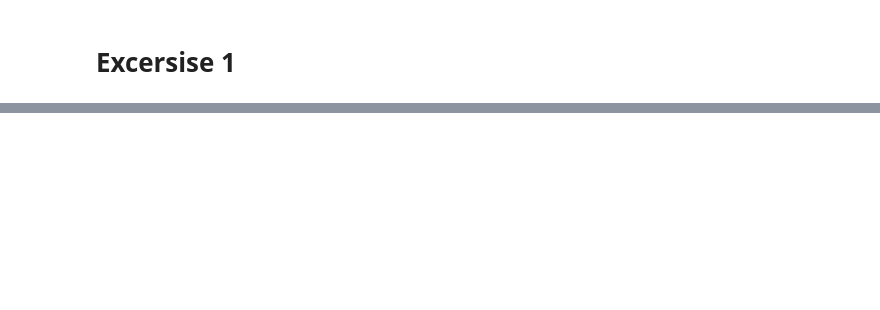
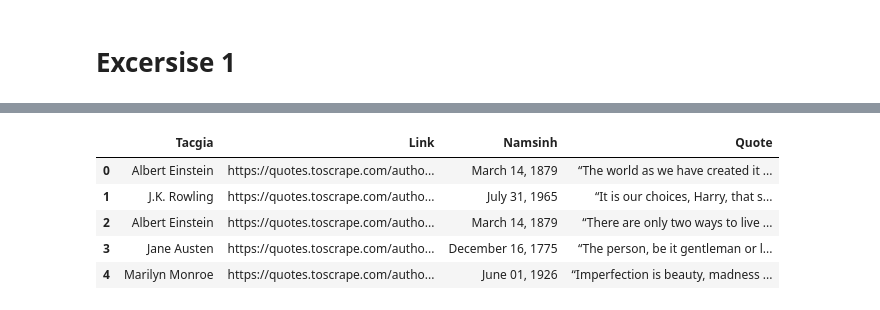
Before and after one commit to nqcccccc/TDTU-MassiveDataProcessing, a Jupyter notebook: Midterm/518H0003-Ex1.ipynb, the cells around one changed output, grey strips where cells are left out. Cells and saved outputs as stored; diff of their text form; code cells hidden in the pictures; blank space fills up the shorter version.

```diff
--- a/Midterm/518H0003-Ex1.ipynb
+++ b/Midterm/518H0003-Ex1.ipynb
@@ -92,7 +91,13 @@ Small:George R.R. Martin
 # %%
-df = pd.DataFrame(info_arr,columns=['Tacgia','Link','Namsinh','Tags','Quote'])
+df = pd.DataFrame(info_arr,columns=['Tacgia','Link','Namsinh','Quote'])
 df.head()
-df.to_csv('my_quotes.csv',index =False)
+# %% [output]
+|  | Tacgia | Link | Namsinh | Quote |
+| 0 | Albert Einstein | https://quotes.toscrape.com/autho... | March 14, 1879 | “The world as we have created it ... |
+| 1 | J.K. Rowling | https://quotes.toscrape.com/autho... | July 31, 1965 | “It is our choices, Harry, that s... |
+| 2 | Albert Einstein | https://quotes.toscrape.com/autho... | March 14, 1879 | “There are only two ways to live ... |
+| 3 | Jane Austen | https://quotes.toscrape.com/autho... | December 16, 1775 | “The person, be it gentleman or l... |
+| 4 | Marilyn Monroe | https://quotes.toscrape.com/autho... | June 01, 1926 | “Imperfection is beauty, madness ... |
 # %%
 df.head()
 # %% [output]
```
Also changed, not shown: parts of 8 cells of this notebook, 6 other files.
